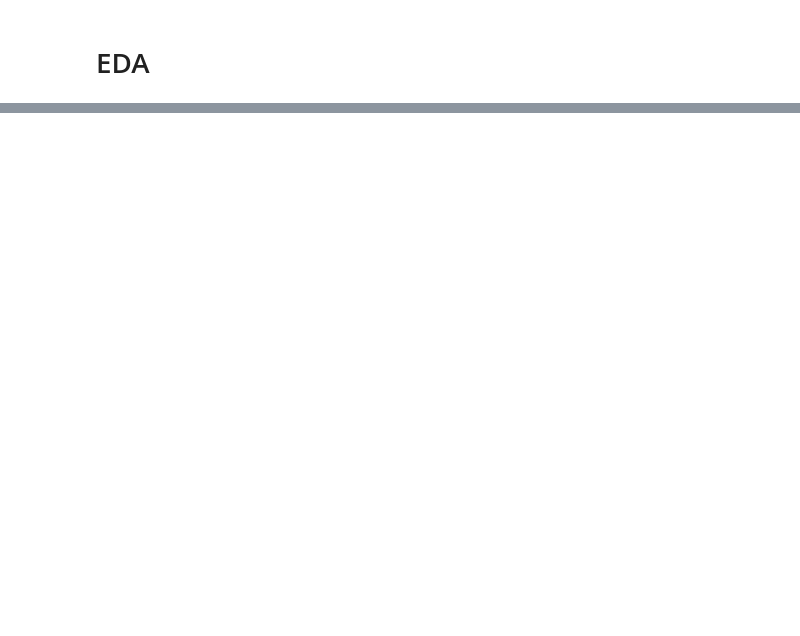
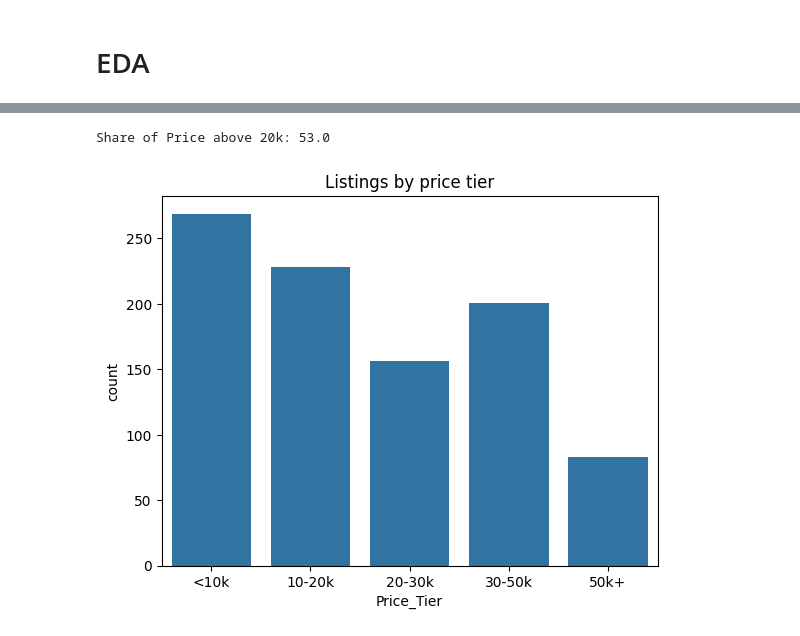
Before and after one commit to EternaTech/Flipkart-Data-Analytics-Project, a Jupyter notebook: Flipkart_Analysis.ipynb, the cells around one changed output, grey strips where cells are left out. Cells and saved outputs as stored; diff of their text form; code cells hidden in the pictures; blank space fills up the shorter version.

```diff
--- a/Flipkart_Analysis.ipynb
+++ b/Flipkart_Analysis.ipynb
@@ -90,9 +91,10 @@ missing_prices
 # %% [output]
 |  | Product Name | Price | Discription | Rating | Page Number |
 # %%
-# Extract RAM (matches numbers followed by MB or GB before the word RAM)
-df['RAM'] = df['Discription'].str.extract(r'(\d+\s*[MG]B)\s*RAM')
+ram = df['Discription'].str.extract(r'(\d+(?:\.\d+)?)\s*([MGT]B)\s*RAM', flags=re.IGNORECASE)
+rom = df['Discription'].str.extract(r'(\d+(?:\.\d+)?)\s*([MGT]B)\s*ROM', flags=re.IGNORECASE)
 
-# Extract ROM (matches numbers followed by MB or GB before the word ROM)
-df['ROM'] = df['Discription'].str.extract(r'(\d+\s*[MG]B)\s*ROM')
-df.sample(5)
+to_gb = {'MB': 1/1024, 'GB': 1, 'TB': 1024}
+
+df['RAM_GB'] = ram[0].astype(float) * ram[1].str.upper().map(to_gb)
+df['ROM_GB'] = rom[0].astype(float) * rom[1].str.upper().map(to_gb)
@@ -121,0 +105,3 @@ missing_rom_df
+# %%
+df = df.drop_duplicates().reset_index(drop=True)
+df = df.rename(columns={'Discription': 'Description'})
@@ -136,0 +157,10 @@ dtype: int64
+# %%
+df['Price_Tier'] = pd.cut(df['Price'],
+                          bins=[0, 10000, 20000, 30000, 50000, float('inf')],
+                          labels=['<10k', '10-20k', '20-30k', '30-50k', '50k+'],
+                          right=False)
+
+counts = df['Price_Tier'].value_counts().sort_index()
+share = (counts / len(df) * 100).round(1)
+tier_table = pd.DataFrame({'listings': counts, 'share_%': share}).reset_index()
+tier_table
@@ -136,0 +174,13 @@ dtype: int64
+# %%
+print('Share of Price above 20k:', tier_table['share_%'][0] + tier_table['share_%'][1])
+# %% [output]
+Share of Price above 20k: 53.0
+# %%
+import seaborn as sns
+import matplotlib.pyplot as plt
+
+sns.countplot(x='Price_Tier', data=df)
+plt.title('Listings by price tier')
+plt.show()
+# %% [output]
+[figure, added]
```
Also changed, not shown: parts of 33 cells of this notebook.
